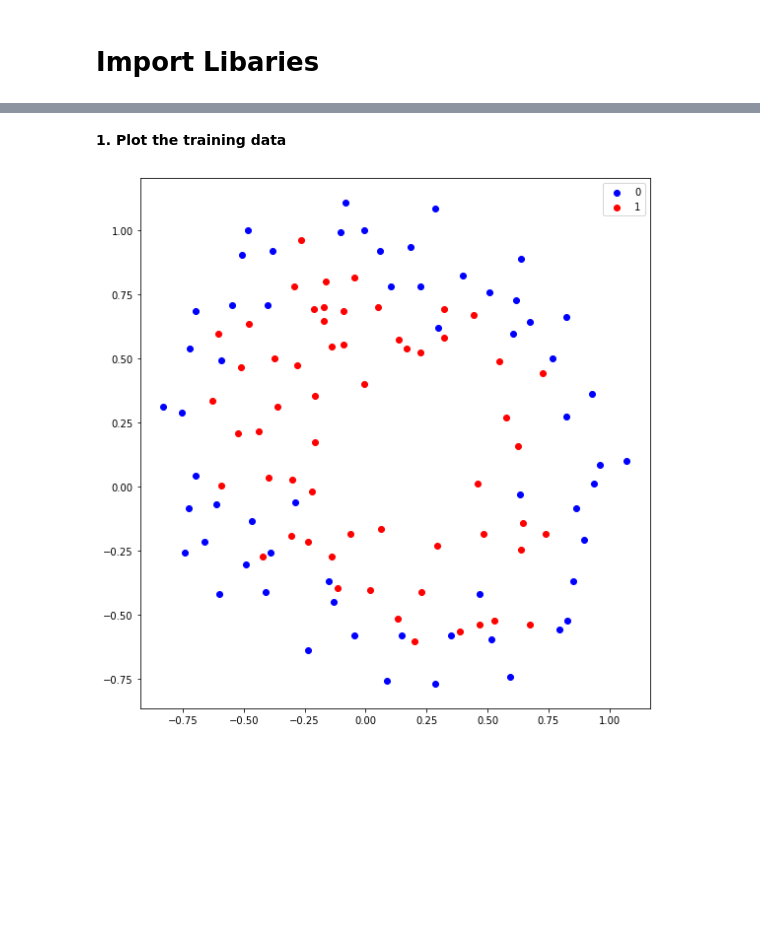
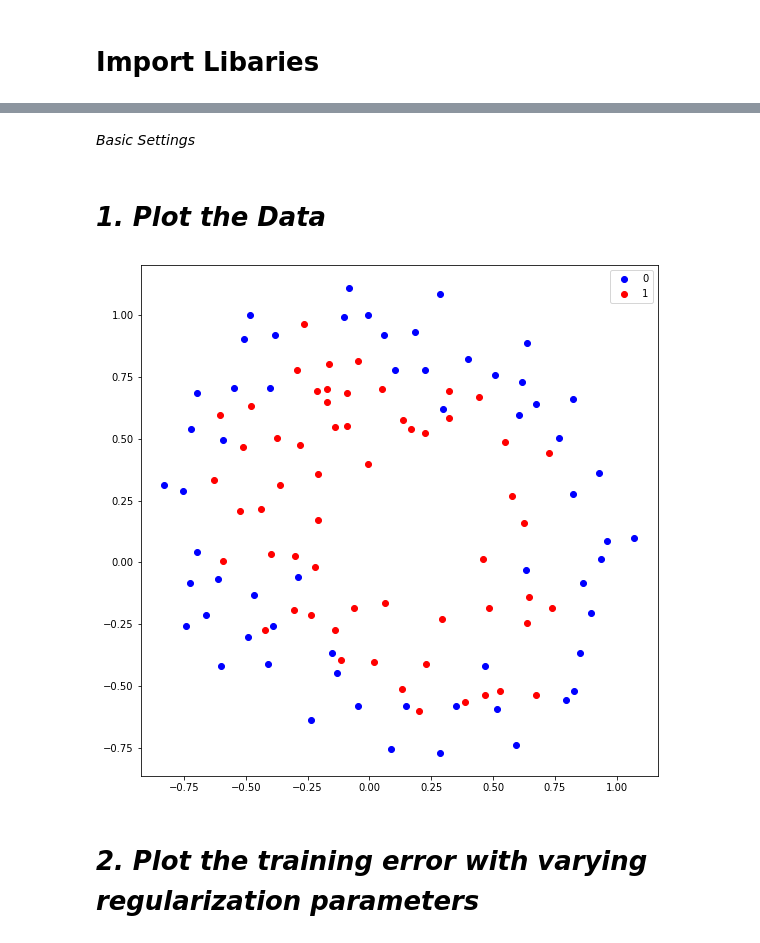
Before and after one commit to tony45678/tonyyoon, a Jupyter notebook: Assignment7.ipynb, the cells around one changed output, grey strips where cells are left out. Cells and saved outputs as stored; diff of their text form; code cells hidden in the pictures; blank space fills up the shorter version.

```diff
--- a/Assignment7.ipynb
+++ b/Assignment7.ipynb
@@ -12,0 +70,2 @@ import scipy.optimize as opt
+# %% [markdown]
+*Basic Settings*
@@ -13,25 +77,14 @@ import scipy.optimize as opt
 # %% [markdown]
-**1. Plot the training data**
+# *1. Plot the Data*
 # %%
-data    = np.genfromtxt("data-nonlinear.txt", delimiter=',')
-
-
-pointX  = data[:, 0]
-pointY  = data[:, 1]
-label   = data[:, 2]
-
-pointX0 = pointX[label == 0]
-pointY0 = pointY[label == 0]
-
-pointX1 = pointX[label == 1]
-pointY1 = pointY[label == 1]
-
 plt.figure(figsize=(8, 8))
-plt.scatter(pointX0, pointY0, c='b')
-plt.scatter(pointX1, pointY1, c='r')
-
+plt.scatter(pointX0, pointY0, c='blue')
+plt.scatter(pointX1, pointY1, c='red')
+plt.tight_layout()
+plt.gca().set_aspect('equal', adjustable='box')
 plt.legend(['0','1'])
-plt.tight_layout()
 plt.show()
 # %% [output]
-[figure, old version]
+[figure, new version]
+# %% [markdown]
+# *2. Plot the training error with varying regularization parameters*
```
Also changed, not shown: parts of 14 cells of this notebook.
